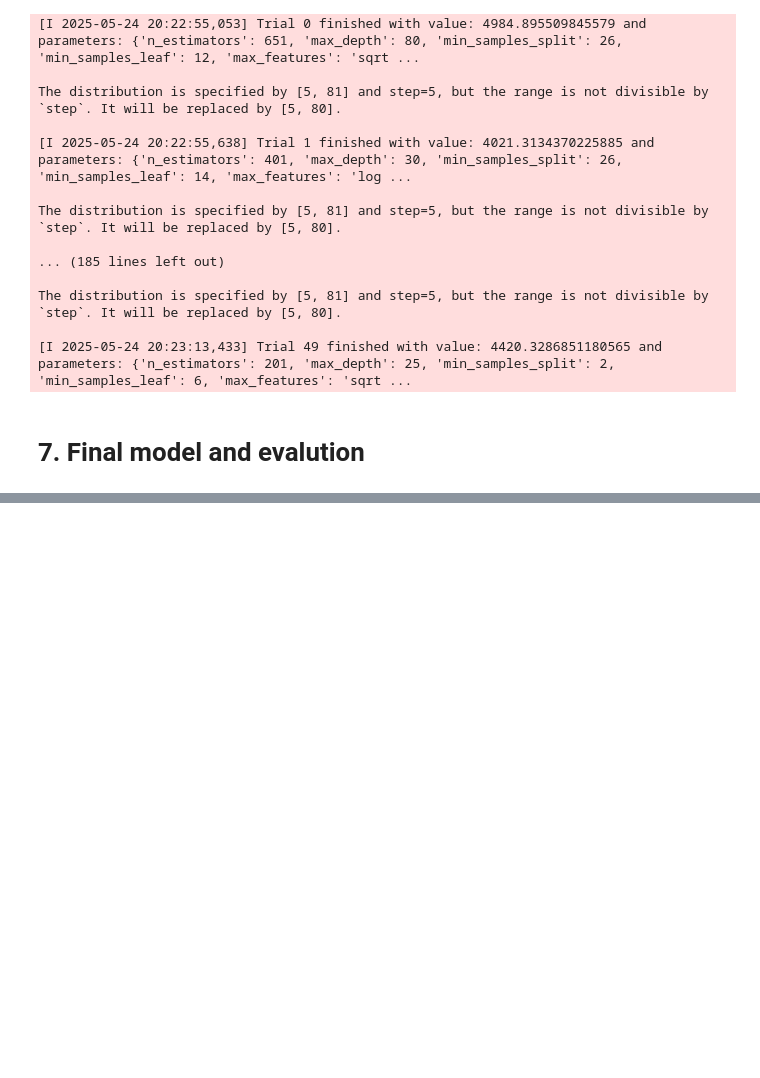
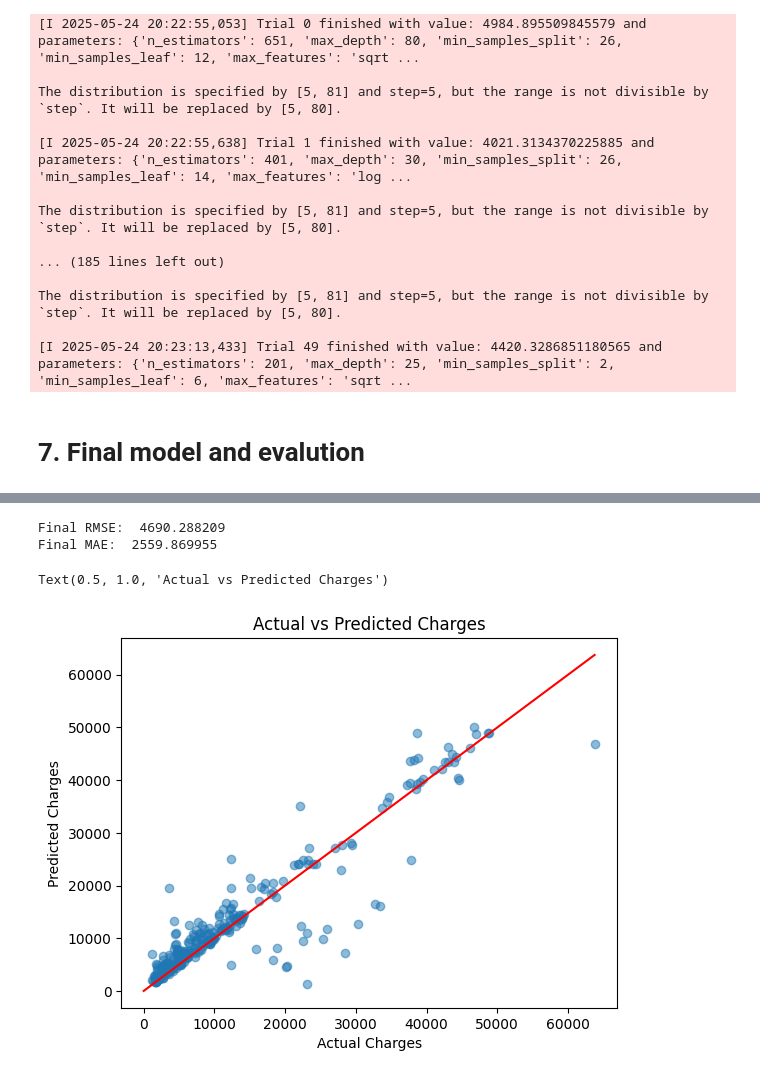
Before and after one commit to OndrejZapletal99/Python_DS_ML, a Jupyter notebook: health_insurance/main.ipynb, the cells around one changed output, grey strips where cells are left out. Saved outputs shown, nothing was run; the diff lists cells and outputs as text; code cells hidden in the pictures; blank space fills up the shorter version.

Commit message:
Final model and evalution

```diff
--- a/health_insurance/main.ipynb
+++ b/health_insurance/main.ipynb
@@ -309,0 +324,19 @@ best_params = study.best_params
+# %%
+y_pred = model.predict(X_test)
+# %%
+rmse = root_mean_squared_error(y_test, y_pred)
+mae = mean_absolute_error(y_test, y_pred)
+print(f'Final RMSE: {rmse: 2f}')
+print(f'Final MAE: {mae: 2f}')
+# %% [output]
+Final RMSE:  4690.288209
+Final MAE:  2559.869955
+# %%
+plt.scatter(y_test, y_pred, alpha = 0.5)
+plt.plot(np.linspace(0,max(y_test)), np.linspace(0,max(y_test)), color = 'red')
+plt.xlabel('Actual Charges')
+plt.ylabel('Predicted Charges')
+plt.title('Actual vs Predicted Charges')
+# %% [output]
+Text(0.5, 1.0, 'Actual vs Predicted Charges')
+[figure, added]
```
Also changed, not shown: parts of 6 cells of this notebook.
